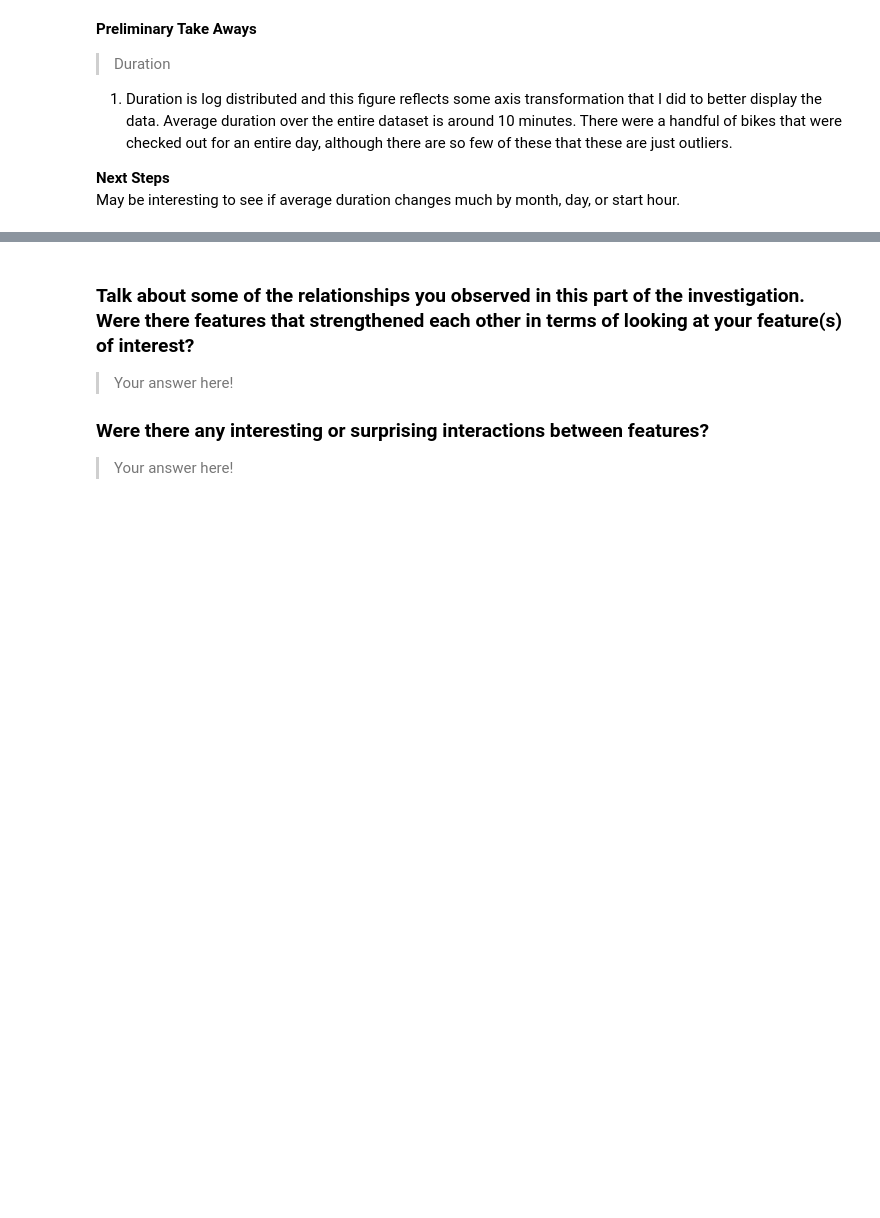
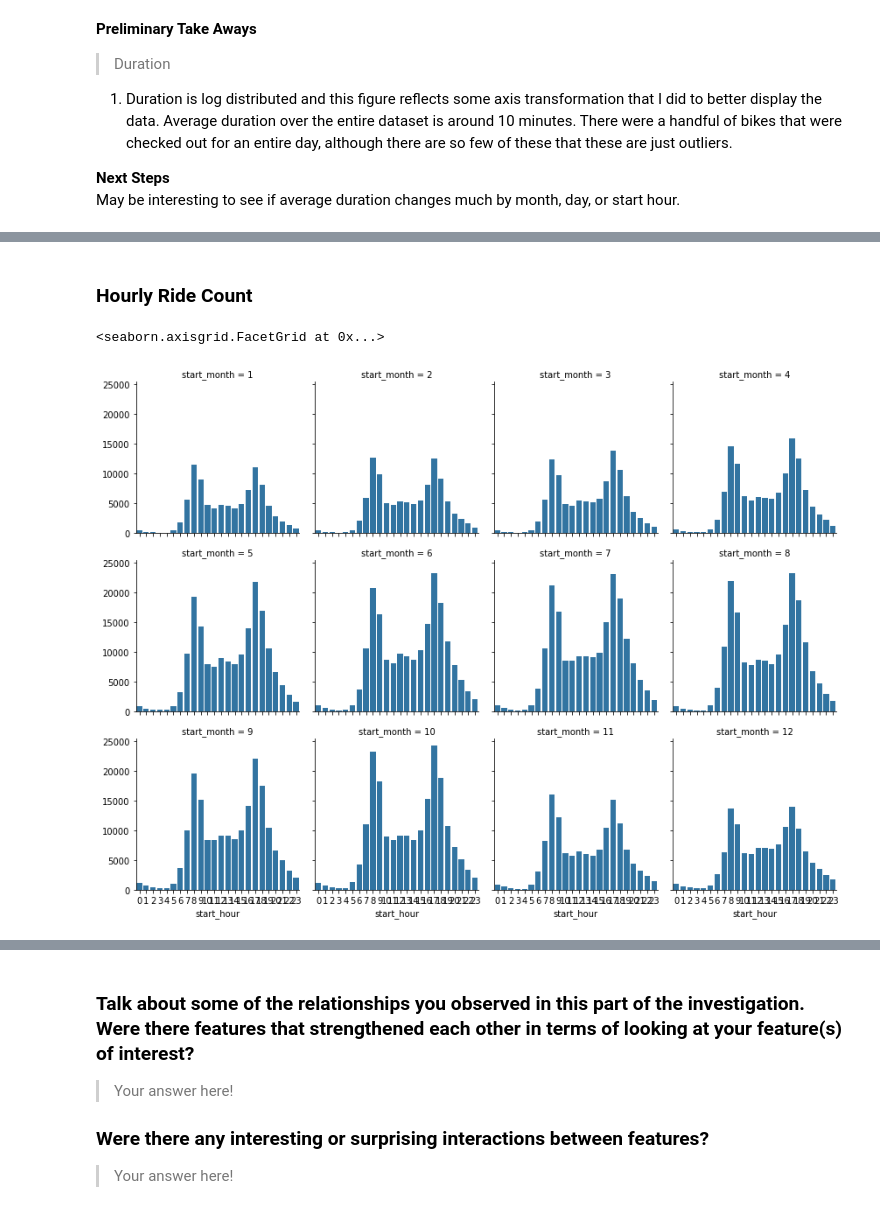
Before and after one commit to eherdter/FunData, a Jupyter notebook: FordGoBikeData_AnalysisVisualization/FordGoBike_DataVisualization.ipynb, the cells around one changed output, grey strips where cells are left out. Drawn from its saved outputs; the diff is of its cells as text; code cells hidden in the pictures; blank space fills up the shorter version.

```diff
--- a/FordGoBikeData_AnalysisVisualization/FordGoBike_DataVisualization.ipynb
+++ b/FordGoBikeData_AnalysisVisualization/FordGoBike_DataVisualization.ipynb
@@ -587,0 +474,9 @@ How does usage change seasonally?
+# %% [markdown]
+### Hourly Ride Count
+# %%
+#number of rides per hour by month
+g = sb.FacetGrid(data=df1, col='start_month', col_wrap=4)
+g.map(sb.countplot, 'start_hour')
+# %% [output]
+<seaborn.axisgrid.FacetGrid at 0x...>
+[figure, added]
```
Also changed, not shown: parts of 62 cells of this notebook.
